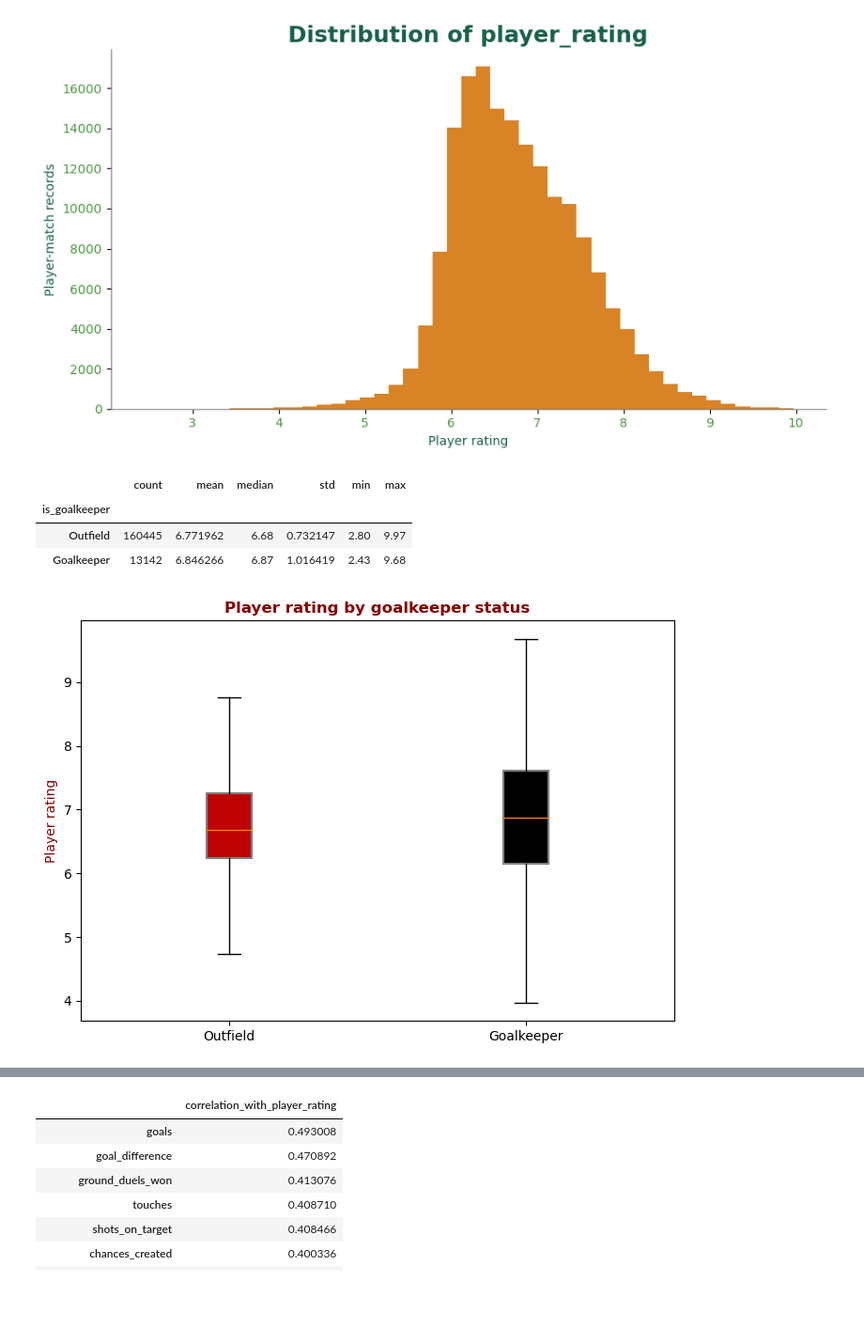
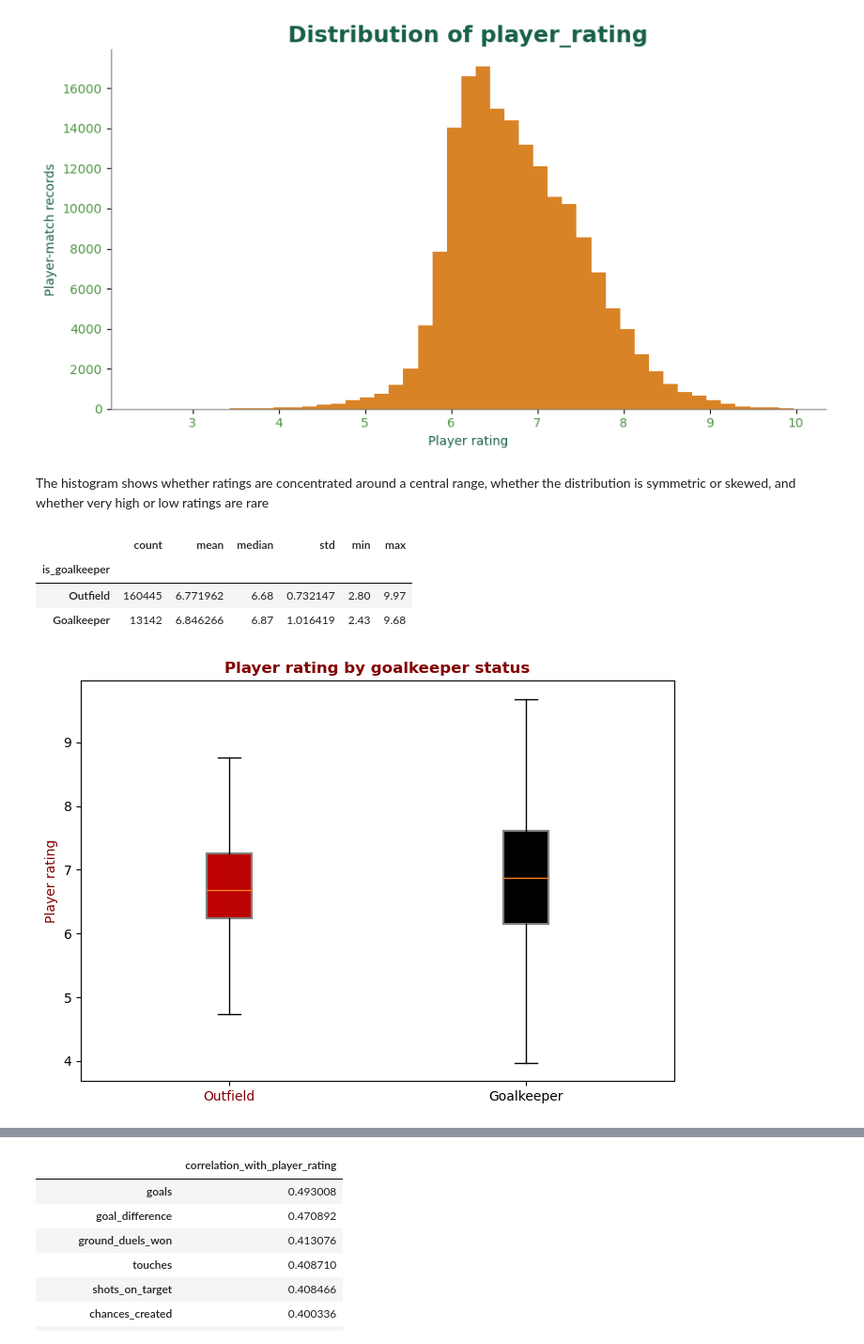
Before and after one commit to saba-ghorashi/football-player-rating-analysis, a Jupyter notebook: football_player_rating_analysis.ipynb, the cells around one changed output, grey strips where cells are left out. Shown at 94% size. Drawn from its saved outputs; the diff is of its cells as text; code cells hidden in the pictures; blank space fills up the shorter version.

```diff
--- a/football_player_rating_analysis.ipynb
+++ b/football_player_rating_analysis.ipynb
@@ -865,33 +865,39 @@ plt.show()
 | 99% | 8.760000 |
 | max | 9.970000 |
 [figure]
+# %% [markdown]
+The histogram shows whether ratings are concentrated around a central range, whether the distribution is symmetric or skewed, and whether very high or low ratings are rare
 # %%
 rating_by_role = df_clean.groupby("is_goalkeeper")[TARGET].agg(["count", "mean", "median", "std", "min", "max"])
 rating_by_role.index = rating_by_role.index.map({0: "Outfield", 1: "Goalkeeper"})
 display(rating_by_role)
 
 plt.figure(figsize=(7, 5))
 bp=plt.boxplot(
     [
         df_clean.loc[df_clean["is_goalkeeper"].eq(0), TARGET],
         df_clean.loc[df_clean["is_goalkeeper"].eq(1), TARGET]
     ],
     labels=["Outfield", "Goalkeeper"],
     showfliers=False,patch_artist=True
 )
 box_color=["#BC0202","#000000"]
 for box , color in zip(bp["boxes"],box_color):
     box.set_facecolor(color)
     box.set_edgecolor("gray")
     box.set_linewidth(1.5)
 
 plt.ylabel("Player rating",color="#830000")
 plt.title("Player rating by goalkeeper status",color="#830000",weight="bold")
+ax = plt.gca()
+
+ax.get_xticklabels()[0].set_color("#830000")
+ax.get_xticklabels()[1].set_color("#000000")
 plt.tight_layout()
 plt.show()
 # %% [output]
 |  | count | mean | median | std | min | max |
 | is_goalkeeper |  |  |  |  |  |  |
 | Outfield | 160445 | 6.771962 | 6.68 | 0.732147 | 2.80 | 9.97 |
 | Goalkeeper | 13142 | 6.846266 | 6.87 | 1.016419 | 2.43 | 9.68 |
-[figure, old version]
+[figure, new version]
```
Also changed, not shown: parts of 12 cells of this notebook.
